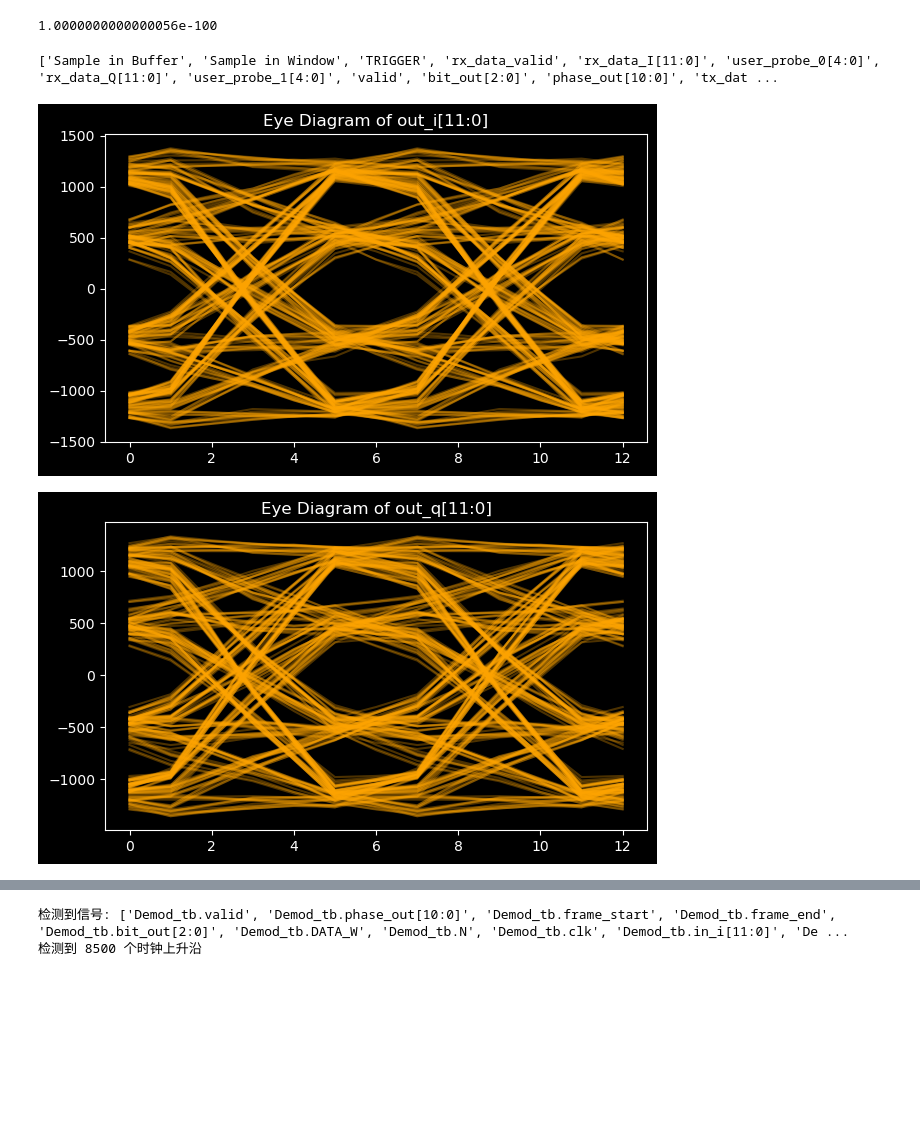
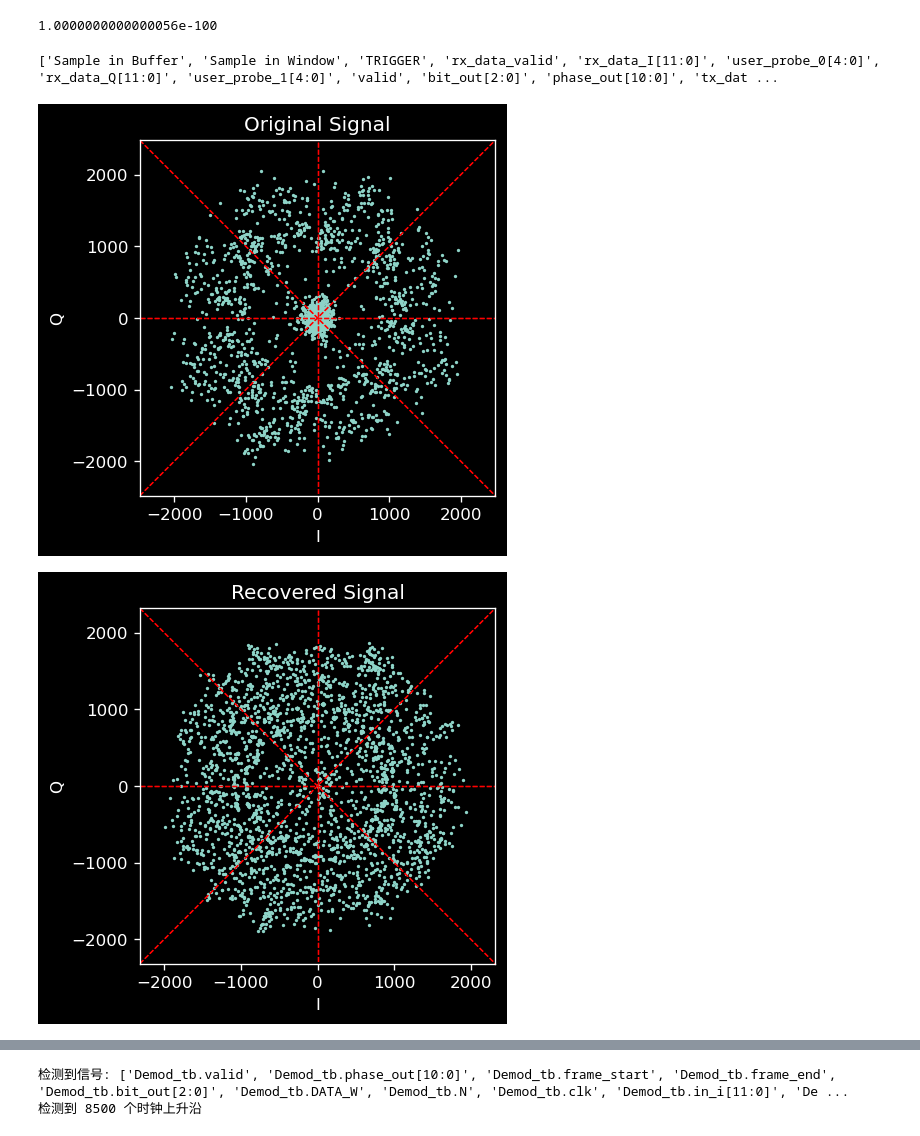
Before and after one commit to dasdasd12/gowin_ad9361, a Jupyter notebook: demod/数据生成与处理.ipynb, the cells around one changed output, grey strips where cells are left out. Cells and saved outputs as stored; diff of their text form; code cells hidden in the pictures; blank space fills up the shorter version.

```diff
--- a/demod/数据生成与处理.ipynb
+++ b/demod/数据生成与处理.ipynb
@@ -72,63 +72,63 @@ def plot_star(signal, title="Star Diagram"):
 
     # 加上判决门限theta = 0 pi/4 pi/2 ...
 
     M = 8
     for m in range(M):
         theta = 2 * np.pi * m / M
         x = np.array([-max_val, max_val])
         y = np.tan(theta) * x
         ax.plot(x, y, 'r--', linewidth=0.8)
 
     plt.show()
 
 
-# plot_star(real + 1j * imag, "Original Signal")
-# real2 = df["out_i[11:0]"]
-# imag2 = df["out_q[11:0]"]
-# plot_star(real2 + 1j * imag2, "Recovered Signal")
+plot_star(real + 1j * imag, "Original Signal")
+real2 = df["out_i[11:0]"]
+imag2 = df["out_q[11:0]"]
+plot_star(real2 + 1j * imag2, "Recovered Signal")
 
-# # 选取valid为1的点
-# df["valid"] = np.roll(df["valid"], -5)
-# df_valid = df.where(df["valid"] == 1).dropna().reset_index(drop=True)
-# real3 = df_valid["out_i[11:0]"]
-# imag3 = df_valid["out_q[11:0]"]
-# if len(real3) != 0:
-#     plot_star(real3 + 1j * imag3, "Recovered Signal with valid = 1")
+# 选取valid为1的点
+df["valid"] = np.roll(df["valid"], -5)
+df_valid = df.where(df["valid"] == 1).dropna().reset_index(drop=True)
+real3 = df_valid["out_i[11:0]"]
+imag3 = df_valid["out_q[11:0]"]
+if len(real3) != 0:
+    plot_star(real3 + 1j * imag3, "Recovered Signal with valid = 1")
 
 
 
 # 计算df['rx_data_I[11:0]']频谱
 # plt.plot(np.log10(np.abs(np.fft.rfft(real + 1j*imag))))
 # plt.show()
 
 
 
-# 画出眼图
-df["valid"] = np.roll(df["valid"], -5 )
+# # 画出眼图
+# df["valid"] = np.roll(df["valid"], -5 )
 
-# 找到valid为1的点的索引
-valid_indices = df.index[df["valid"] == 1].tolist()[:-3]
+# # 找到valid为1的点的索引
+# valid_indices = df.index[df["valid"] == 1].tolist()[:-3]
 
 
-def plot_eye(data, valid_indices, title="Eye Diagram"):
-    # dark background
-    plt.style.use('dark_background')
-    plt.figure(figsize=(7, 4))
-    for start_idx in valid_indices:
-        # 画出之后的12个点
-        end_idx = start_idx + 12+1
-        if end_idx > len(df):
-            break
-        # print(start_idx, end_idx)
-        segment = data[start_idx:end_idx]
-        plt.plot(segment, color='orange', alpha=0.3)
+# def plot_eye(data, valid_indices, title="Eye Diagram"):
+#     # dark background
+#     plt.style.use('dark_background')
+#     plt.figure(figsize=(7, 4))
+#     for start_idx in valid_indices:
+#         # 画出之后的12个点
+#         end_idx = start_idx + 12+1
+#         if end_idx > len(df):
+#             break
+#         # print(start_idx, end_idx)
+#         segment = data[start_idx:end_idx]
+#         plt.plot(segment, color='orange', alpha=0.3)
 
-    plt.title(title)
-    plt.show()
+#     plt.title(title)
+#     plt.show()
 
-plot_eye(df["out_i[11:0]"].to_numpy(), valid_indices, "Eye Diagram of out_i[11:0]")
-plot_eye(df["out_q[11:0]"].to_numpy(), valid_indices, "Eye Diagram of out_q[11:0]")
+# plot_eye(df["out_i[11:0]"].to_numpy(), valid_indices, "Eye Diagram of out_i[11:0]")
+# plot_eye(df["out_q[11:0]"].to_numpy(), valid_indices, "Eye Diagram of out_q[11:0]")
 # %% [output]
 ['Sample in Buffer', 'Sample in Window', 'TRIGGER', 'rx_data_valid', 'rx_data_I[11:0]', 'user_probe_0[4:0]', 'rx_data_Q[11:0]', 'user_probe_1[4:0]', 'valid', 'bit_out[2:0]', 'phase_out[10:0]', 'tx_dat ...
-[figure, old version]
+[figure, new version]
-[figure, old version]
+[figure, new version]
```
Also changed, not shown: parts of 2 cells of this notebook, 56 other files.
